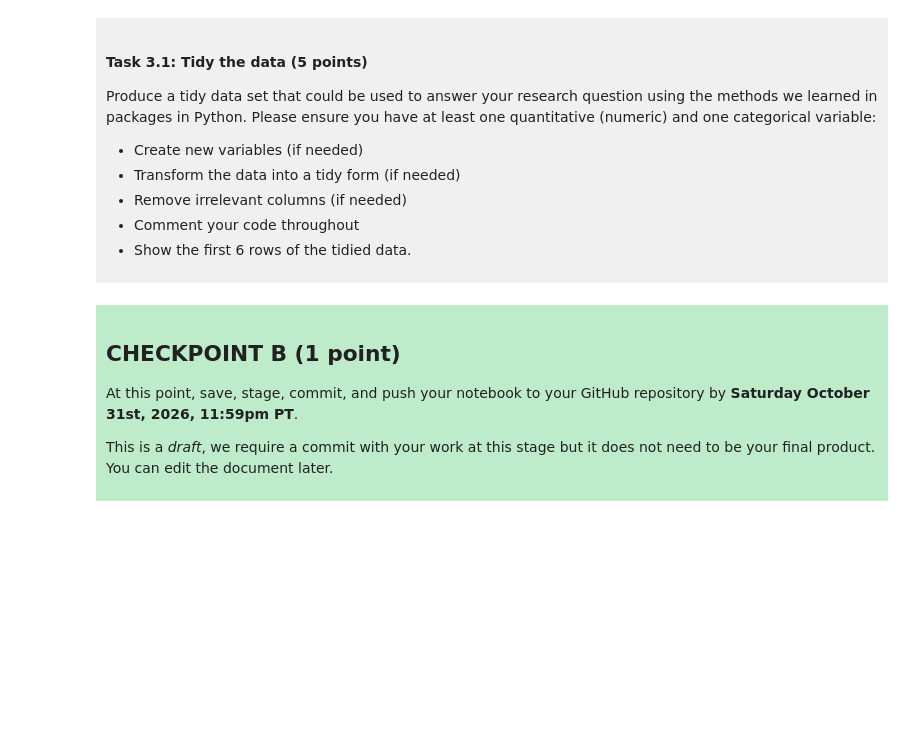
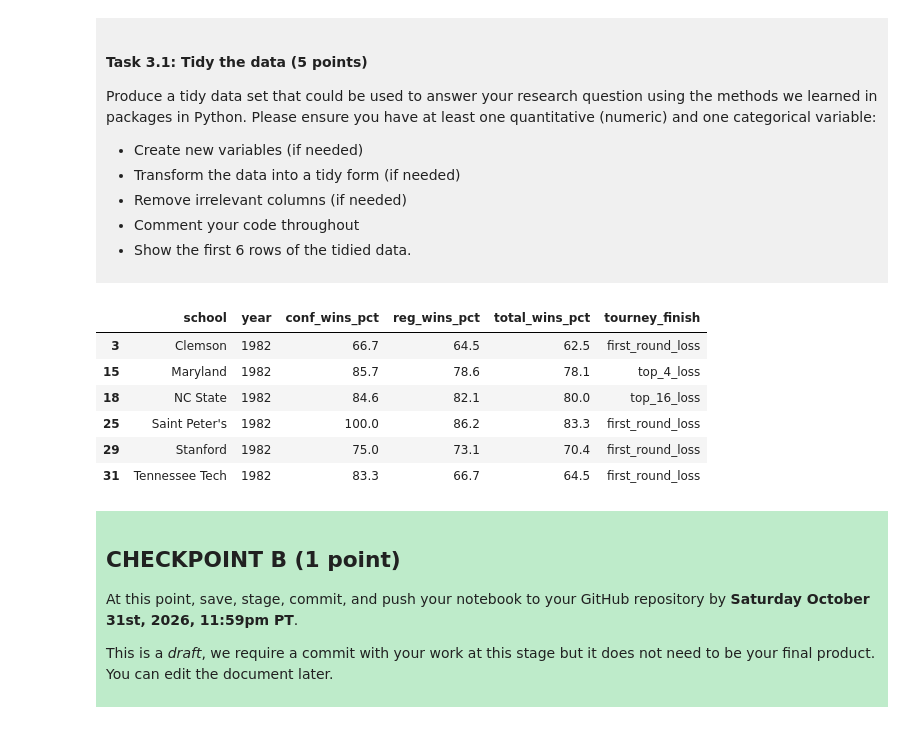
Before and after one commit to gracebai11/dsci-100-project-gracebai, a Jupyter notebook: dsci-100-project-notebook.ipynb, the cells around one changed output. Cells and saved outputs as stored; diff of their text form; code cells hidden in the pictures; blank space fills up the shorter version.

```diff
--- a/dsci-100-project-notebook.ipynb
+++ b/dsci-100-project-notebook.ipynb
@@ -126,5 +126,10 @@ To help you with the analysis, here is a table of descriptions of each of the va
 
 </div>
 # %%
+import pandas as pd
+url= "https://raw.githubusercontent.com/diverse-data-hub/diversedata/refs/heads/main/data-clean/womensmarchmadness.csv"
+basketball=pd.read_csv(url)
+basketball
 
+print(basketball.head(6))
 #this is a comment made on jupyter
@@ -187,7 +210,24 @@ Produce a tidy data set that could be used to answer your research question usin
 
 </div>
 # %%
-### EDIT THIS CODE CELL ###
+# Select the columns relevant to research question
+basketball_tidy = basketball[
+    ["school", "year", "conf_wins_pct", "reg_wins_pct", "total_wins_pct","tourney_finish"]
+]
+
+# Remove rows with missing values
+basketball_tidy = basketball_tidy.dropna()
+
+#Show the first 6 rows
+basketball_tidy.head(6)
+# %% [output]
+|  | school | year | conf_wins_pct | reg_wins_pct | total_wins_pct | tourney_finish |
+| 3 | Clemson | 1982 | 66.7 | 64.5 | 62.5 | first_round_loss |
+| 15 | Maryland | 1982 | 85.7 | 78.6 | 78.1 | top_4_loss |
+| 18 | NC State | 1982 | 84.6 | 82.1 | 80.0 | top_16_loss |
+| 25 | Saint Peter's | 1982 | 100.0 | 86.2 | 83.3 | first_round_loss |
+| 29 | Stanford | 1982 | 75.0 | 73.1 | 70.4 | first_round_loss |
+| 31 | Tennessee Tech | 1982 | 83.3 | 66.7 | 64.5 | first_round_loss |
 # %% [markdown]
 <div style="background-color: #beebca; padding: 10px;">
 
```
Also changed, not shown: parts of 3 cells of this notebook.
